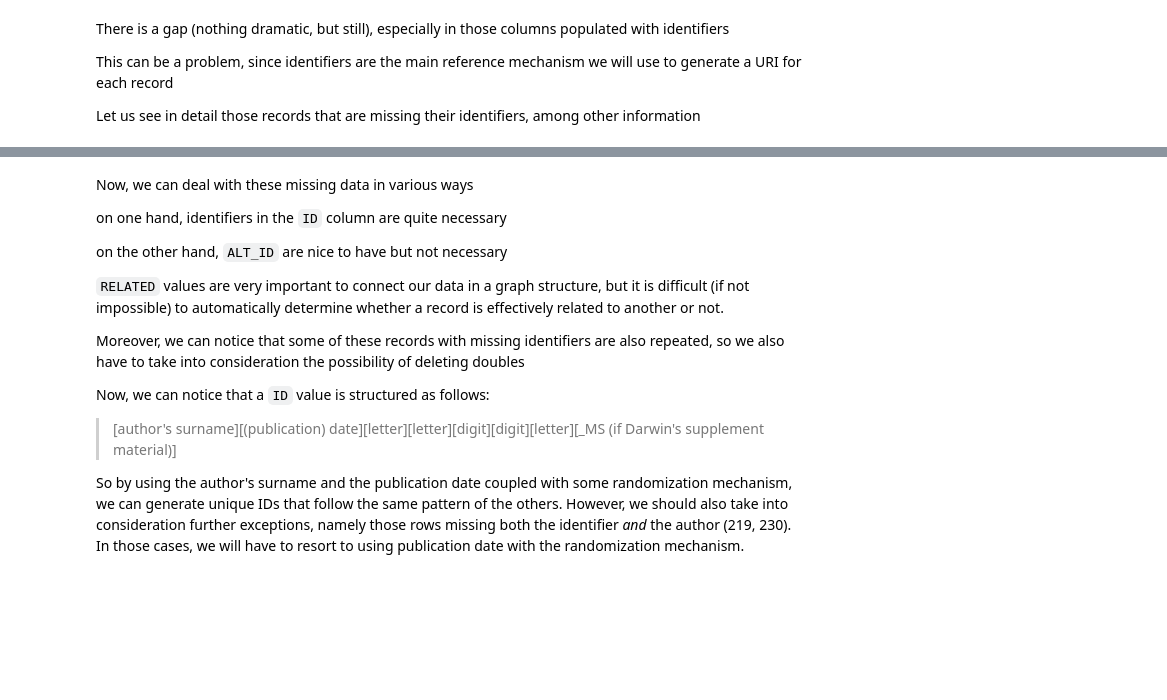
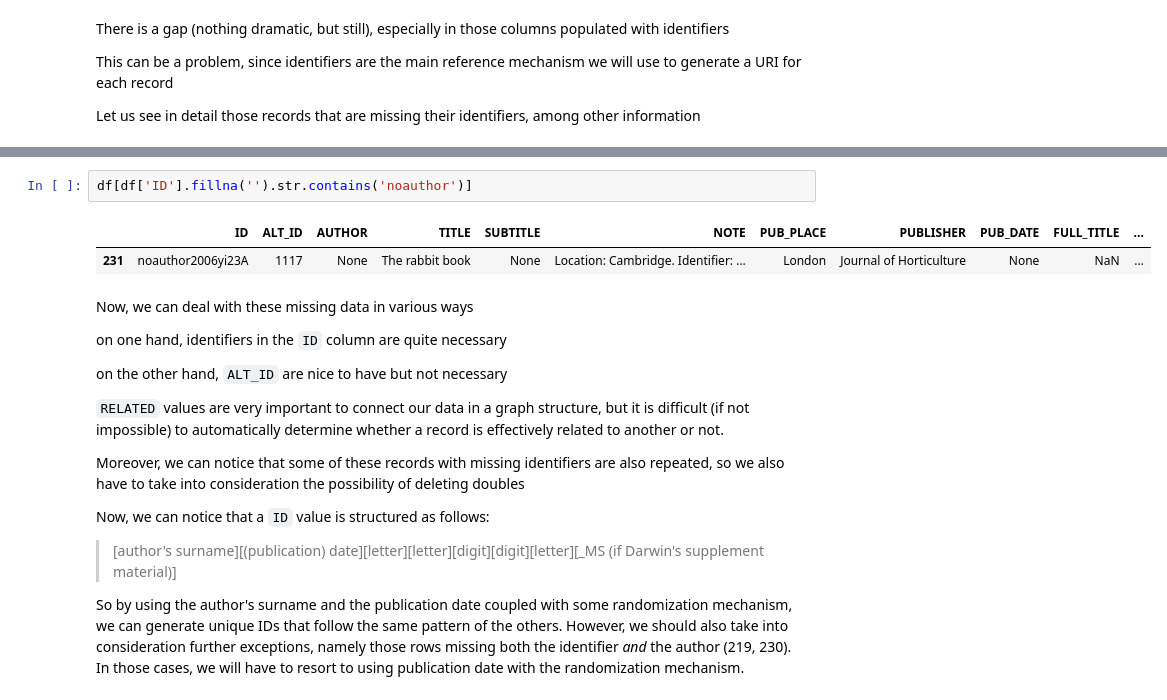
Before and after one commit to sbrzt/marc2lod, a Jupyter notebook: notebook.ipynb, the cells around one changed output, grey strips where cells are left out. Saved outputs shown, nothing was run; the diff lists cells and outputs as text; blank space fills up the shorter version.

```diff
--- a/notebook.ipynb
+++ b/notebook.ipynb
@@ -622,3 +708,8 @@ df[df['ID'].isna()]
+# %%
+df[df['ID'].fillna('').str.contains('noauthor')]
+# %% [output]
+|  | ID | ALT_ID | AUTHOR | TITLE | SUBTITLE | NOTE | PUB_PLACE | PUBLISHER | PUB_DATE | FULL_TITLE | ... |
+| 231 | noauthor2006yi23A | 1117 | None | The rabbit book | None | Location: Cambridge. Identifier: ... | London | Journal of Horticulture | None | NaN | ... |
 # %% [markdown]
 Now, we can deal with these missing data in various ways
 
```
Also changed, not shown: parts of 16 cells of this notebook.
